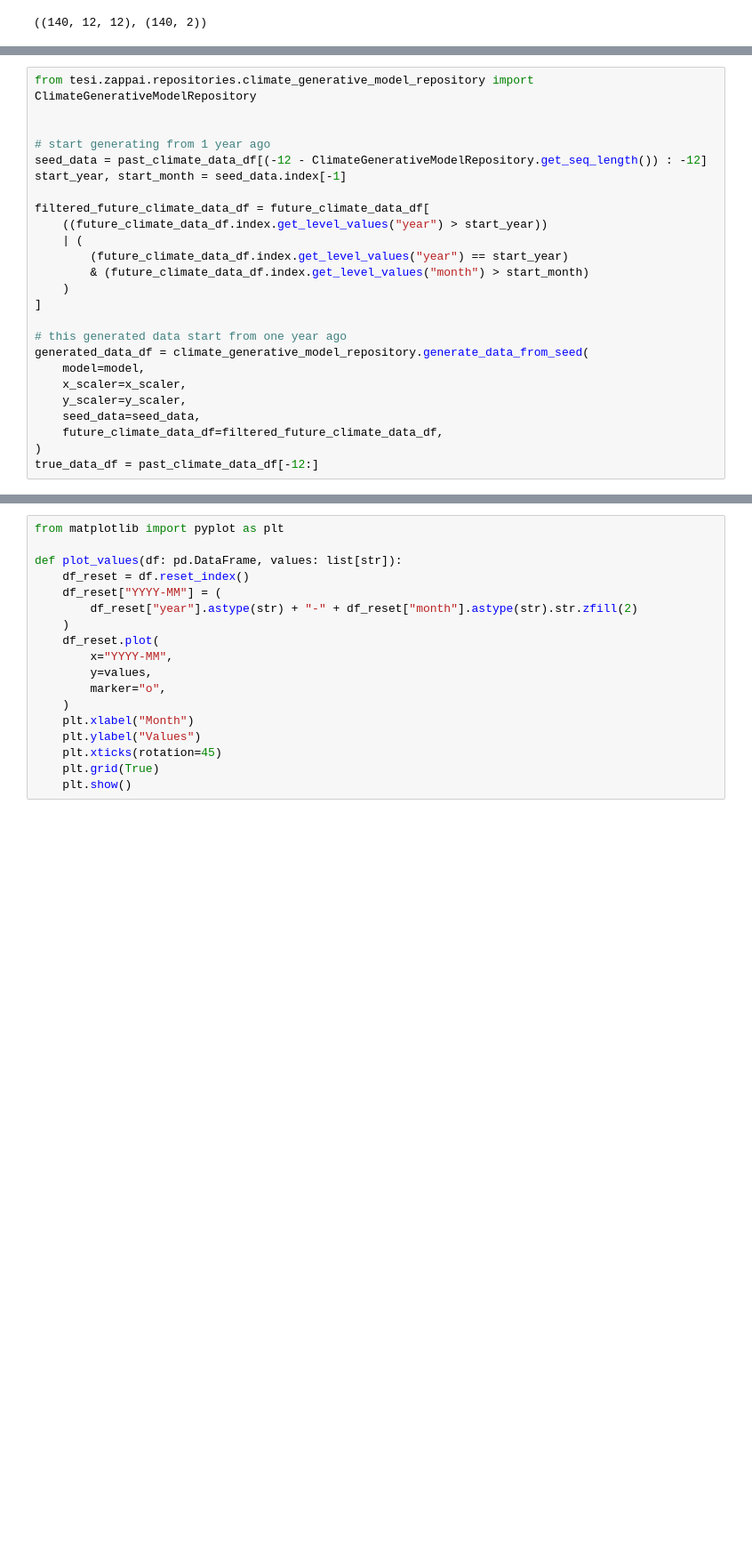
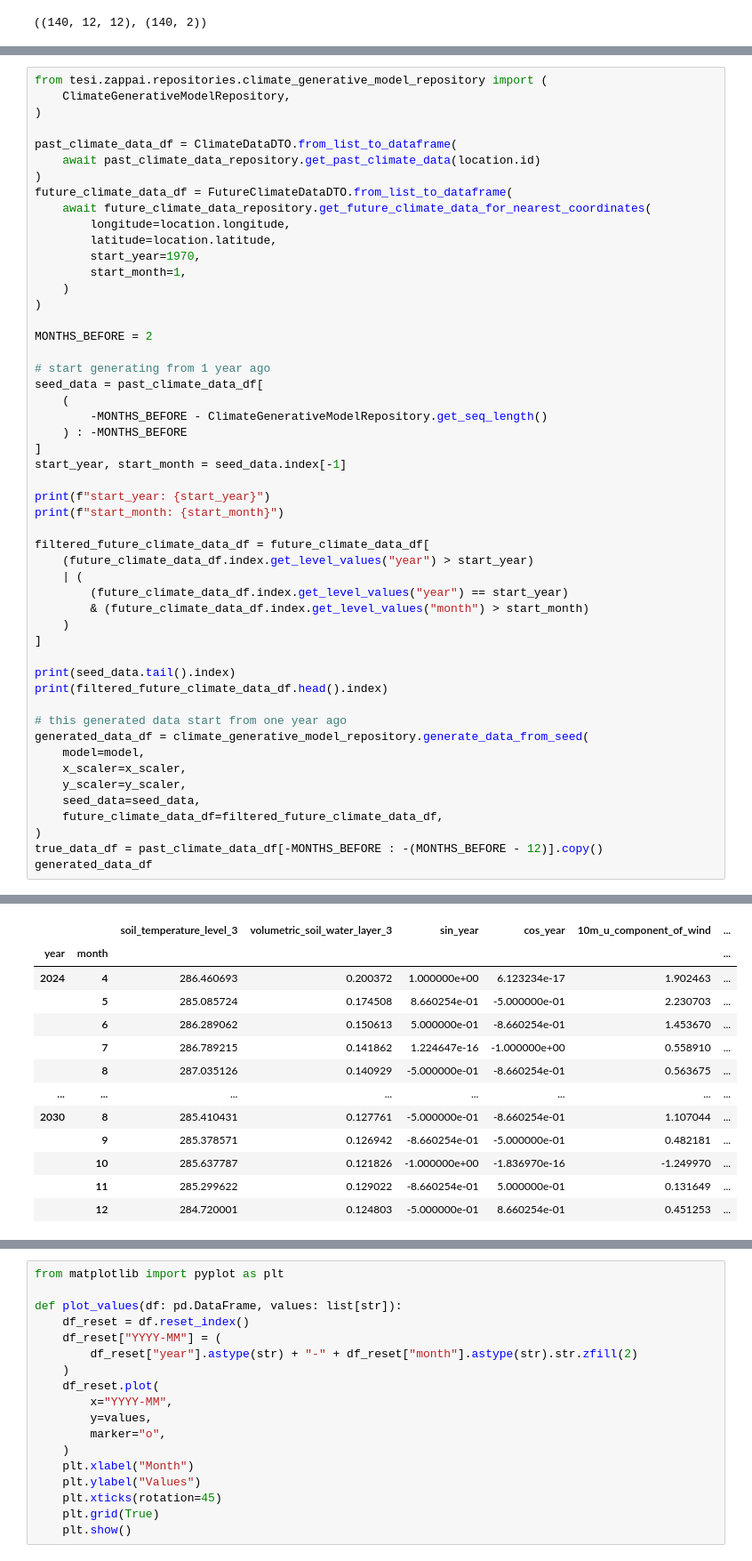
Before and after one commit to PeppeOsmio/tesi, a Jupyter notebook: test_model.ipynb, the cells around one changed output, grey strips where cells are left out. Shown at 89% size. Saved outputs shown, nothing was run; the diff lists cells and outputs as text; blank space fills up the shorter version.

```diff
--- a/test_model.ipynb
+++ b/test_model.ipynb
@@ -221,18 +216,43 @@ generated_data
 # %%
-from tesi.zappai.repositories.climate_generative_model_repository import ClimateGenerativeModelRepository
+from tesi.zappai.repositories.climate_generative_model_repository import (
+    ClimateGenerativeModelRepository,
+)
 
+past_climate_data_df = ClimateDataDTO.from_list_to_dataframe(
+    await past_climate_data_repository.get_past_climate_data(location.id)
+)
+future_climate_data_df = FutureClimateDataDTO.from_list_to_dataframe(
+    await future_climate_data_repository.get_future_climate_data_for_nearest_coordinates(
+        longitude=location.longitude,
+        latitude=location.latitude,
+        start_year=1970,
+        start_month=1,
+    )
+)
+
+MONTHS_BEFORE = 2
 
 # start generating from 1 year ago
-seed_data = past_climate_data_df[(-12 - ClimateGenerativeModelRepository.get_seq_length()) : -12]
+seed_data = past_climate_data_df[
+    (
+        -MONTHS_BEFORE - ClimateGenerativeModelRepository.get_seq_length()
+    ) : -MONTHS_BEFORE
+]
 start_year, start_month = seed_data.index[-1]
 
+print(f"start_year: {start_year}")
+print(f"start_month: {start_month}")
+
 filtered_future_climate_data_df = future_climate_data_df[
-    ((future_climate_data_df.index.get_level_values("year") > start_year))
+    (future_climate_data_df.index.get_level_values("year") > start_year)
     | (
         (future_climate_data_df.index.get_level_values("year") == start_year)
         & (future_climate_data_df.index.get_level_values("month") > start_month)
     )
 ]
+
+print(seed_data.tail().index)
+print(filtered_future_climate_data_df.head().index)
 
 # this generated data start from one year ago
 generated_data_df = climate_generative_model_repository.generate_data_from_seed(
@@ -242,4 +262,6 @@ generated_data_df = climate_generative_model_repository.generate_data_from_seed(
     seed_data=seed_data,
     future_climate_data_df=filtered_future_climate_data_df,
 )
-true_data_df = past_climate_data_df[-12:]
+true_data_df = past_climate_data_df[-MONTHS_BEFORE : -(MONTHS_BEFORE - 12)].copy()
+generated_data_df
+# %% [output]
@@ -245,0 +285,13 @@ true_data_df = past_climate_data_df[-12:]
+|  |  | soil_temperature_level_3 | volumetric_soil_water_layer_3 | sin_year | cos_year | 10m_u_component_of_wind | ... |
+| year | month |  |  |  |  |  | ... |
+| 2024 | 4 | 286.460693 | 0.200372 | 1.000000e+00 | 6.123234e-17 | 1.902463 | ... |
+|  | 5 | 285.085724 | 0.174508 | 8.660254e-01 | -5.000000e-01 | 2.230703 | ... |
+|  | 6 | 286.289062 | 0.150613 | 5.000000e-01 | -8.660254e-01 | 1.453670 | ... |
+|  | 7 | 286.789215 | 0.141862 | 1.224647e-16 | -1.000000e+00 | 0.558910 | ... |
+|  | 8 | 287.035126 | 0.140929 | -5.000000e-01 | -8.660254e-01 | 0.563675 | ... |
+| ... | ... | ... | ... | ... | ... | ... | ... |
+| 2030 | 8 | 285.410431 | 0.127761 | -5.000000e-01 | -8.660254e-01 | 1.107044 | ... |
+|  | 9 | 285.378571 | 0.126942 | -8.660254e-01 | -5.000000e-01 | 0.482181 | ... |
+|  | 10 | 285.637787 | 0.121826 | -1.000000e+00 | -1.836970e-16 | -1.249970 | ... |
+|  | 11 | 285.299622 | 0.129022 | -8.660254e-01 | 5.000000e-01 | 0.131649 | ... |
+|  | 12 | 284.720001 | 0.124803 | -5.000000e-01 | 8.660254e-01 | 0.451253 | ... |
```
Also changed, not shown: parts of 8 cells of this notebook, 3 other files.
